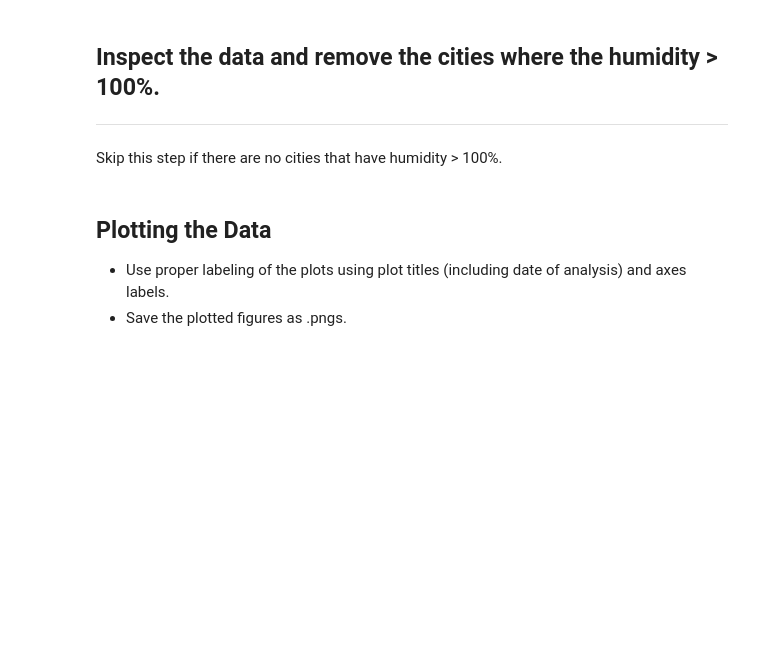
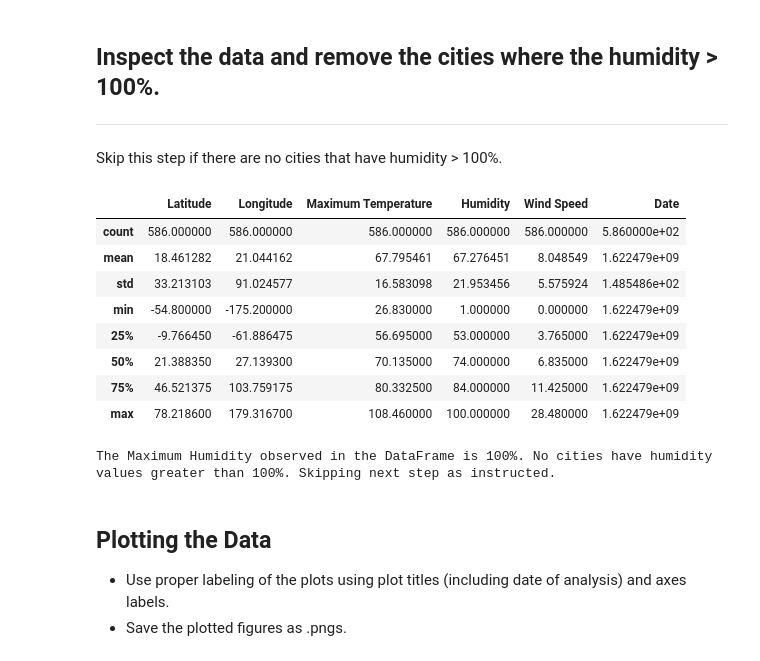
Before and after one commit to jmgeo/API-Challenge, a Jupyter notebook: starter_code/WeatherPy.ipynb, the cells around one changed output. Saved outputs shown, nothing was run; the diff lists cells and outputs as text; code cells hidden in the pictures; blank space fills up the shorter version.

Commit message:
Checked for >100% humidity. Max value is 100. Skip this step.

```diff
--- a/starter_code/WeatherPy.ipynb
+++ b/starter_code/WeatherPy.ipynb
@@ -191,8 +191,23 @@ weather_df.to_csv('output_csv', index=False)
 ## Inspect the data and remove the cities where the humidity > 100%.
 ----
 Skip this step if there are no cities that have humidity > 100%.
+# %%
+weather_df.describe()
+# %% [output]
+|  | Latitude | Longitude | Maximum Temperature | Humidity | Wind Speed | Date |
+| count | 586.000000 | 586.000000 | 586.000000 | 586.000000 | 586.000000 | 5.860000e+02 |
+| mean | 18.461282 | 21.044162 | 67.795461 | 67.276451 | 8.048549 | 1.622479e+09 |
+| std | 33.213103 | 91.024577 | 16.583098 | 21.953456 | 5.575924 | 1.485486e+02 |
+| min | -54.800000 | -175.200000 | 26.830000 | 1.000000 | 0.000000 | 1.622479e+09 |
+| 25% | -9.766450 | -61.886475 | 56.695000 | 53.000000 | 3.765000 | 1.622479e+09 |
+| 50% | 21.388350 | 27.139300 | 70.135000 | 74.000000 | 6.835000 | 1.622479e+09 |
+| 75% | 46.521375 | 103.759175 | 80.332500 | 84.000000 | 11.425000 | 1.622479e+09 |
+| max | 78.218600 | 179.316700 | 108.460000 | 100.000000 | 28.480000 | 1.622479e+09 |
 # %%
 #  Get the indices of cities that have humidity over 100%.
+print('The Maximum Humidity observed in the DataFrame is 100%. No cities have humidity values greater than 100%. Skipping next step as instructed.')
+# %% [output]
+The Maximum Humidity observed in the DataFrame is 100%. No cities have humidity values greater than 100%. Skipping next step as instructed.
 # %%
 # Make a new DataFrame equal to the city data to drop all humidity outliers by index.
 # Passing "inplace=False" will make a copy of the city_data DataFrame, which we call "clean_city_data".
```
